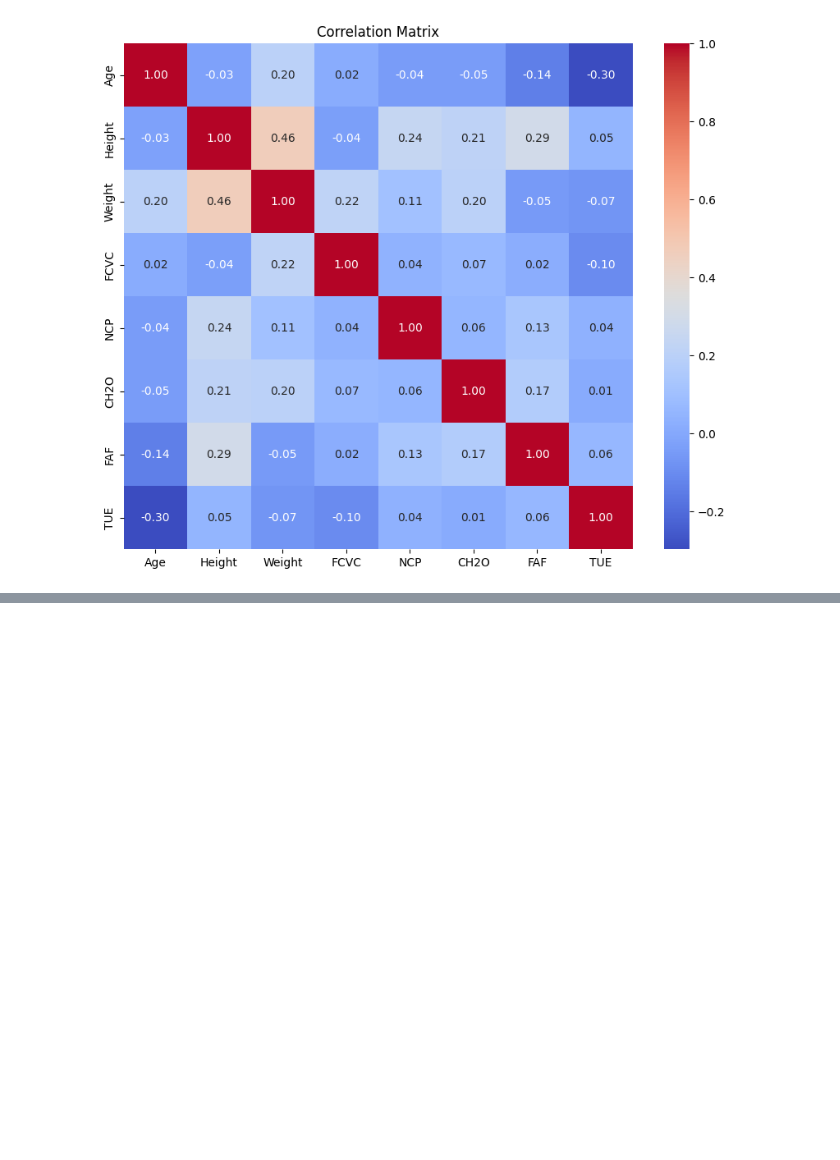
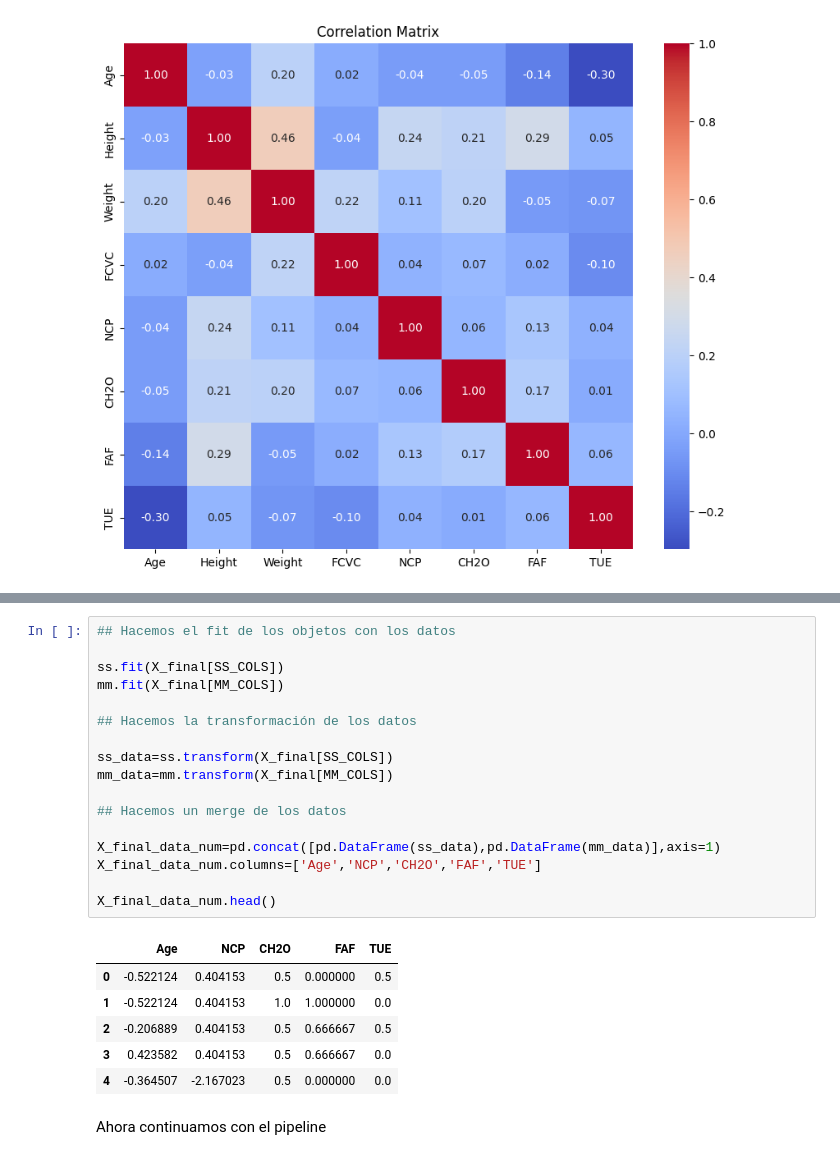
Before and after one commit to purplefunke/Taller_final, a Jupyter notebook: ML_Final/Final.ipynb, the cells around one changed output, grey strips where cells are left out. Saved outputs shown, nothing was run; the diff lists cells and outputs as text; blank space fills up the shorter version.

```diff
--- a/ML_Final/Final.ipynb
+++ b/ML_Final/Final.ipynb
@@ -467,0 +641,26 @@ TUE     1.000000
+# %%
+## Hacemos el fit de los objetos con los datos
+
+ss.fit(X_final[SS_COLS])
+mm.fit(X_final[MM_COLS])
+
+## Hacemos la transformación de los datos
+
+ss_data=ss.transform(X_final[SS_COLS])
+mm_data=mm.transform(X_final[MM_COLS])
+
+## Hacemos un merge de los datos
+
+X_final_data_num=pd.concat([pd.DataFrame(ss_data),pd.DataFrame(mm_data)],axis=1)
+X_final_data_num.columns=['Age','NCP','CH2O','FAF','TUE']
+
+X_final_data_num.head()
+# %% [output]
+|  | Age | NCP | CH2O | FAF | TUE |
+| 0 | -0.522124 | 0.404153 | 0.5 | 0.000000 | 0.5 |
+| 1 | -0.522124 | 0.404153 | 1.0 | 1.000000 | 0.0 |
+| 2 | -0.206889 | 0.404153 | 0.5 | 0.666667 | 0.5 |
+| 3 | 0.423582 | 0.404153 | 0.5 | 0.666667 | 0.0 |
+| 4 | -0.364507 | -2.167023 | 0.5 | 0.000000 | 0.0 |
+# %% [markdown]
+Ahora continuamos con el pipeline
```
Also changed, not shown: parts of 15 cells of this notebook.
